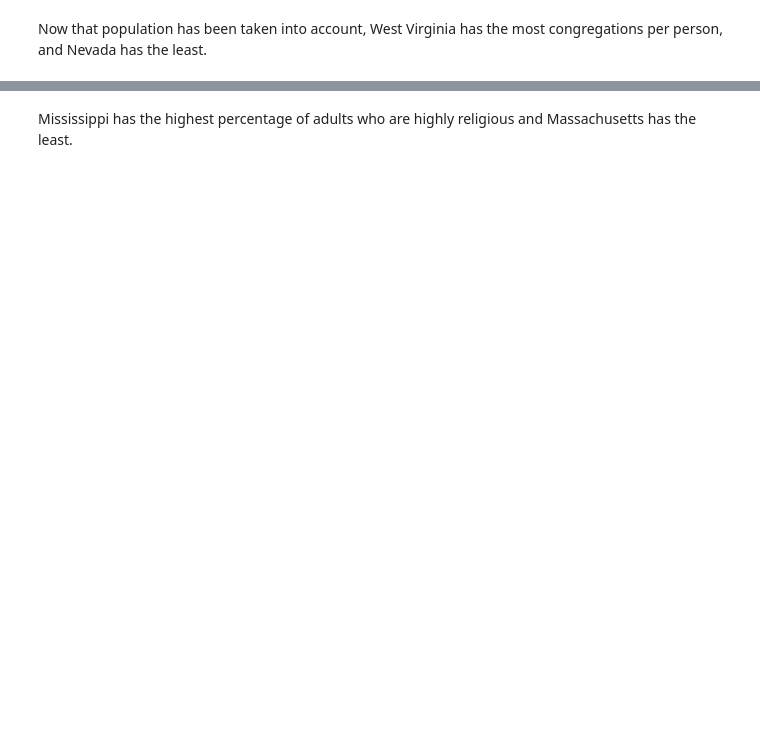
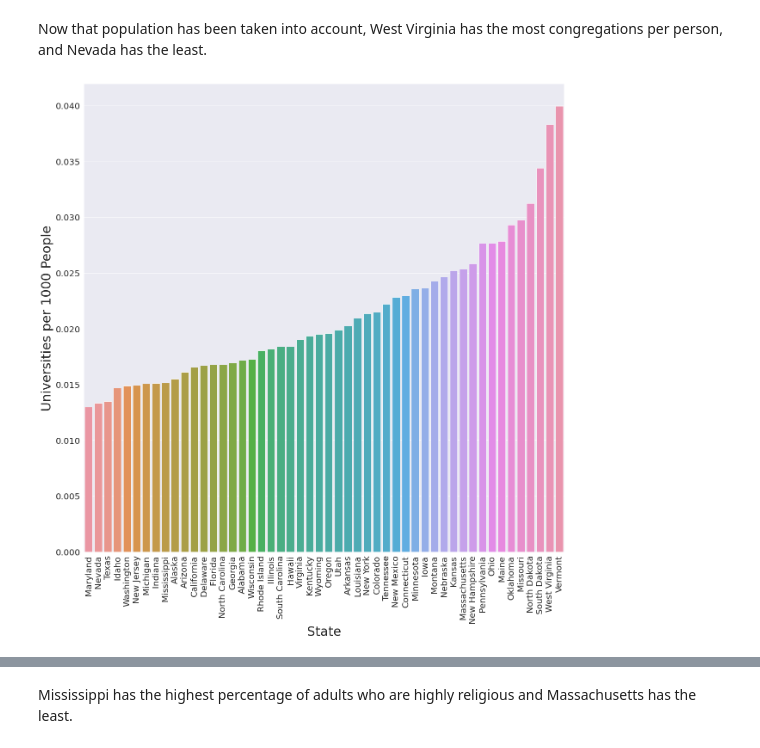
Before and after one commit to kirakirakira/Code-Louisville-Data-Science-Project, a Jupyter notebook: Education and Religion.ipynb, the cells around one changed output, grey strips where cells are left out. Saved outputs shown, nothing was run; the diff lists cells and outputs as text; code cells hidden in the pictures; blank space fills up the shorter version.

```diff
--- a/Education and Religion.ipynb
+++ b/Education and Religion.ipynb
@@ -256,2 +255,23 @@ plt.show()
 # %% [markdown]
 Now that population has been taken into account, West Virginia has the most congregations per person, and Nevada has the least.
+# %%
+# sort by Universities per 1000 People
+df4 = all_df.sort_values('Universities per 1000 People')
+# %%
+# Plot the number of universities per 1000 people by state
+
+import seaborn as sns
+
+sns.set_context('paper')
+
+plt.figure(figsize=(20, 20))
+
+b = sns.barplot(x="State", y = "Universities per 1000 People", data = df4)
+plt.xticks(rotation=90, fontsize=20)
+plt.yticks(fontsize=20)
+b.set_xlabel("State", fontsize=30)
+b.set_ylabel("Universities per 1000 People", fontsize=30)
+
+plt.show()
+# %% [output]
+[figure, added]
```
Also changed, not shown: parts of 16 cells of this notebook.
